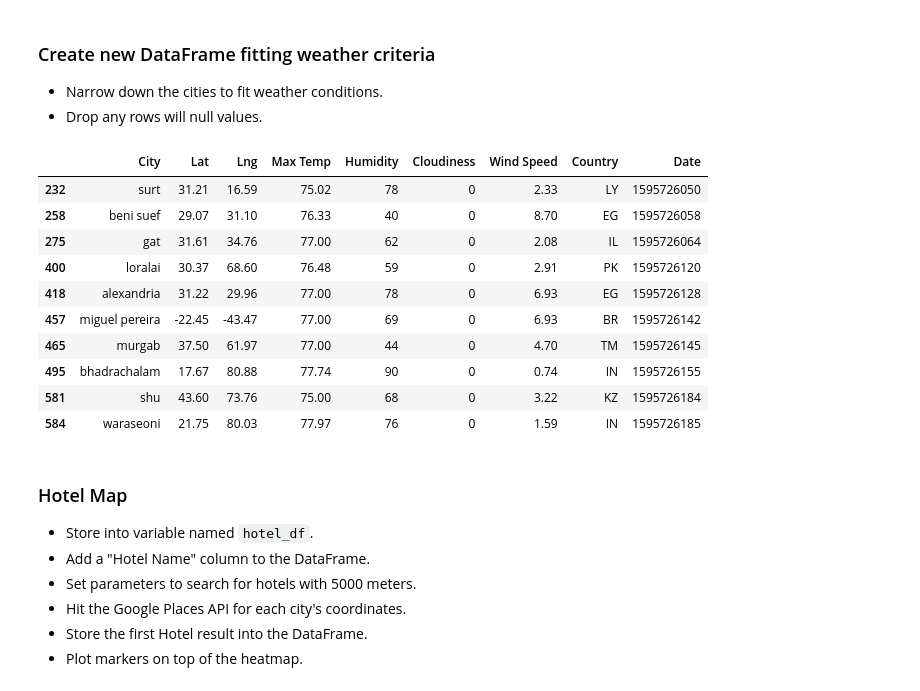
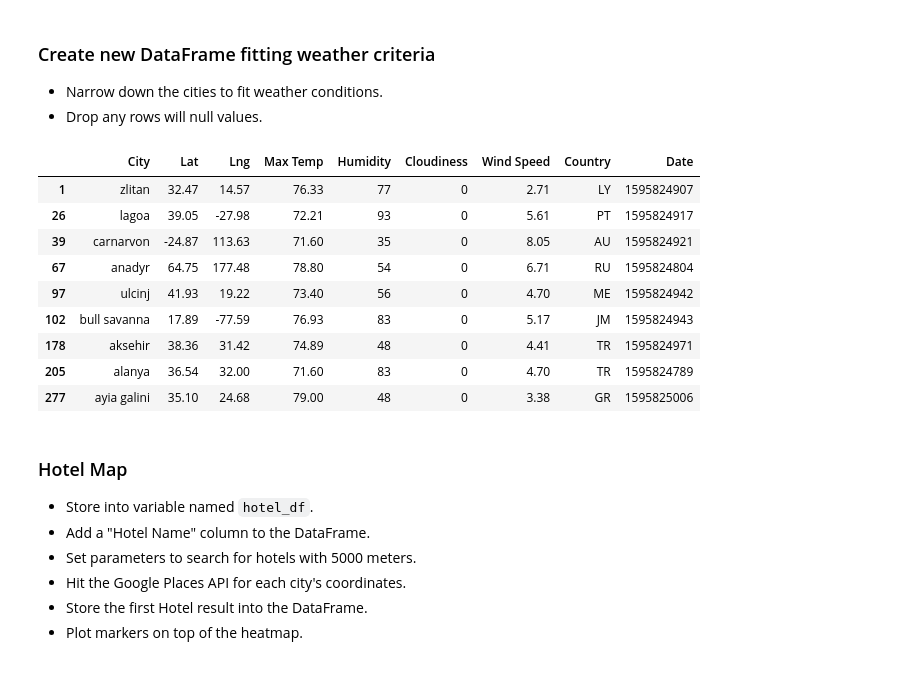
Before and after one commit to Ringlis1995/python-api-challenge, a Jupyter notebook: Instructions/VacationPy/VacationPy.ipynb, the cells around one changed output. Cells and saved outputs as stored; diff of their text form; code cells hidden in the pictures.

```diff
--- a/Instructions/VacationPy/VacationPy.ipynb
+++ b/Instructions/VacationPy/VacationPy.ipynb
@@ -65,21 +65,20 @@ fig
 * Narrow down the cities to fit weather conditions.
 * Drop any rows will null values.
 # %%
-new_city_df = weather_data.loc[(weather_data["Wind Speed"] <= 10) & (weather_data["Cloudiness"] == 0) & (weather_data["Max Temp"] >= 75) & (weather_data["Max Temp"] <= 78)].dropna()
+new_city_df = weather_data.loc[(weather_data["Wind Speed"] <= 10) & (weather_data["Cloudiness"] == 0) & (weather_data["Max Temp"] >= 70) & (weather_data["Max Temp"] <= 80)].dropna()
 
 new_city_df
 # %% [output]
 |  | City | Lat | Lng | Max Temp | Humidity | Cloudiness | Wind Speed | Country | Date |
-| 232 | surt | 31.21 | 16.59 | 75.02 | 78 | 0 | 2.33 | LY | 1595726050 |
-| 258 | beni suef | 29.07 | 31.10 | 76.33 | 40 | 0 | 8.70 | EG | 1595726058 |
-| 275 | gat | 31.61 | 34.76 | 77.00 | 62 | 0 | 2.08 | IL | 1595726064 |
-| 400 | loralai | 30.37 | 68.60 | 76.48 | 59 | 0 | 2.91 | PK | 1595726120 |
-| 418 | alexandria | 31.22 | 29.96 | 77.00 | 78 | 0 | 6.93 | EG | 1595726128 |
-| 457 | miguel pereira | -22.45 | -43.47 | 77.00 | 69 | 0 | 6.93 | BR | 1595726142 |
-| 465 | murgab | 37.50 | 61.97 | 77.00 | 44 | 0 | 4.70 | TM | 1595726145 |
-| 495 | bhadrachalam | 17.67 | 80.88 | 77.74 | 90 | 0 | 0.74 | IN | 1595726155 |
-| 581 | shu | 43.60 | 73.76 | 75.00 | 68 | 0 | 3.22 | KZ | 1595726184 |
-| 584 | waraseoni | 21.75 | 80.03 | 77.97 | 76 | 0 | 1.59 | IN | 1595726185 |
+| 1 | zlitan | 32.47 | 14.57 | 76.33 | 77 | 0 | 2.71 | LY | 1595824907 |
+| 26 | lagoa | 39.05 | -27.98 | 72.21 | 93 | 0 | 5.61 | PT | 1595824917 |
+| 39 | carnarvon | -24.87 | 113.63 | 71.60 | 35 | 0 | 8.05 | AU | 1595824921 |
+| 67 | anadyr | 64.75 | 177.48 | 78.80 | 54 | 0 | 6.71 | RU | 1595824804 |
+| 97 | ulcinj | 41.93 | 19.22 | 73.40 | 56 | 0 | 4.70 | ME | 1595824942 |
+| 102 | bull savanna | 17.89 | -77.59 | 76.93 | 83 | 0 | 5.17 | JM | 1595824943 |
+| 178 | aksehir | 38.36 | 31.42 | 74.89 | 48 | 0 | 4.41 | TR | 1595824971 |
+| 205 | alanya | 36.54 | 32.00 | 71.60 | 83 | 0 | 4.70 | TR | 1595824789 |
+| 277 | ayia galini | 35.10 | 24.68 | 79.00 | 48 | 0 | 3.38 | GR | 1595825006 |
 # %% [markdown]
 ### Hotel Map
 * Store into variable named `hotel_df`.
```
Also changed, not shown: parts of 4 cells of this notebook, 7 other files.
